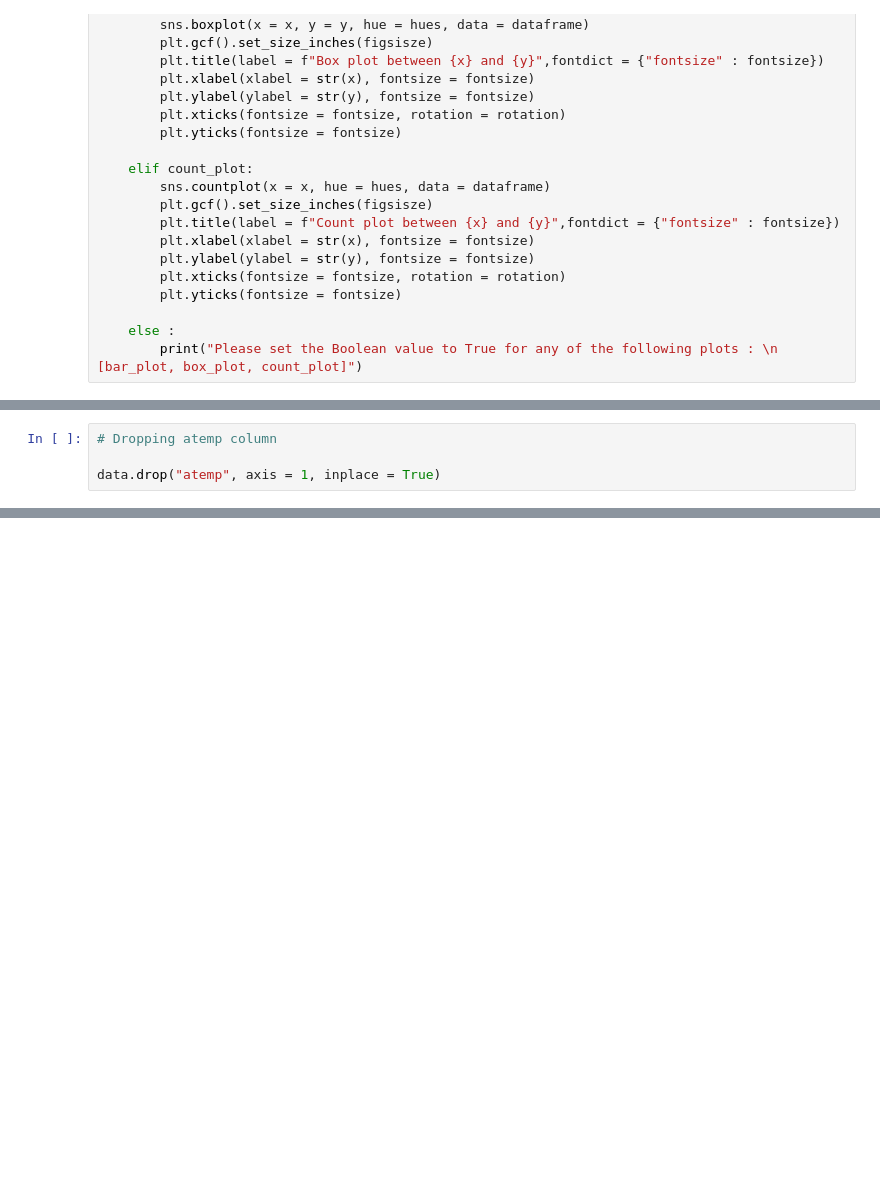
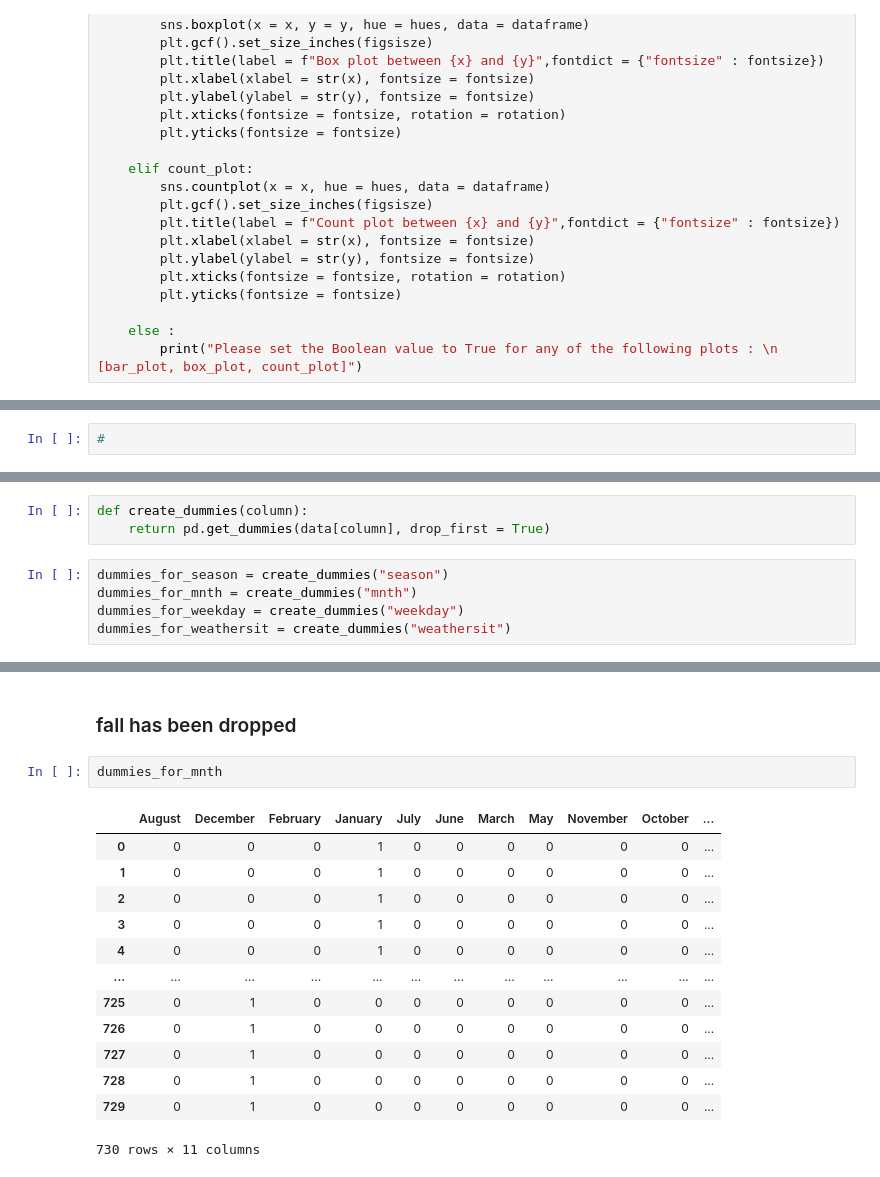
Before and after one commit to basil-16/BikeSharingAssignment, a Jupyter notebook: BikeSharing.ipynb, the cells around one changed output, grey strips where cells are left out. Drawn from its saved outputs; the diff is of its cells as text; blank space fills up the shorter version.

```diff
--- a/BikeSharing.ipynb
+++ b/BikeSharing.ipynb
@@ -354,7 +364,5 @@ plt.legend(labelcolor = ["blue", "orange"], labels = ["2018", "2019"])
 # %%
-# Dropping atemp column
-
-data.drop("atemp", axis = 1, inplace = True)
+#
 # %%
 data.head()
 # %% [output]
@@ -368,0 +379,8 @@ data.head()
+# %%
+def create_dummies(column):
+    return pd.get_dummies(data[column], drop_first = True)
+# %%
+dummies_for_season = create_dummies("season")
+dummies_for_mnth = create_dummies("mnth")
+dummies_for_weekday = create_dummies("weekday")
+dummies_for_weathersit = create_dummies("weathersit")
@@ -368,0 +403,18 @@ data.head()
+# %% [markdown]
+### fall has been dropped
+# %%
+dummies_for_mnth
+# %% [output]
+|  | August | December | February | January | July | June | March | May | November | October | ... |
+| 0 | 0 | 0 | 0 | 1 | 0 | 0 | 0 | 0 | 0 | 0 | ... |
+| 1 | 0 | 0 | 0 | 1 | 0 | 0 | 0 | 0 | 0 | 0 | ... |
+| 2 | 0 | 0 | 0 | 1 | 0 | 0 | 0 | 0 | 0 | 0 | ... |
+| 3 | 0 | 0 | 0 | 1 | 0 | 0 | 0 | 0 | 0 | 0 | ... |
+| 4 | 0 | 0 | 0 | 1 | 0 | 0 | 0 | 0 | 0 | 0 | ... |
+| ... | ... | ... | ... | ... | ... | ... | ... | ... | ... | ... | ... |
+| 725 | 0 | 1 | 0 | 0 | 0 | 0 | 0 | 0 | 0 | 0 | ... |
+| 726 | 0 | 1 | 0 | 0 | 0 | 0 | 0 | 0 | 0 | 0 | ... |
+| 727 | 0 | 1 | 0 | 0 | 0 | 0 | 0 | 0 | 0 | 0 | ... |
+| 728 | 0 | 1 | 0 | 0 | 0 | 0 | 0 | 0 | 0 | 0 | ... |
+| 729 | 0 | 1 | 0 | 0 | 0 | 0 | 0 | 0 | 0 | 0 | ... |
+730 rows × 11 columns
```
Also changed, not shown: parts of 40 cells of this notebook.
